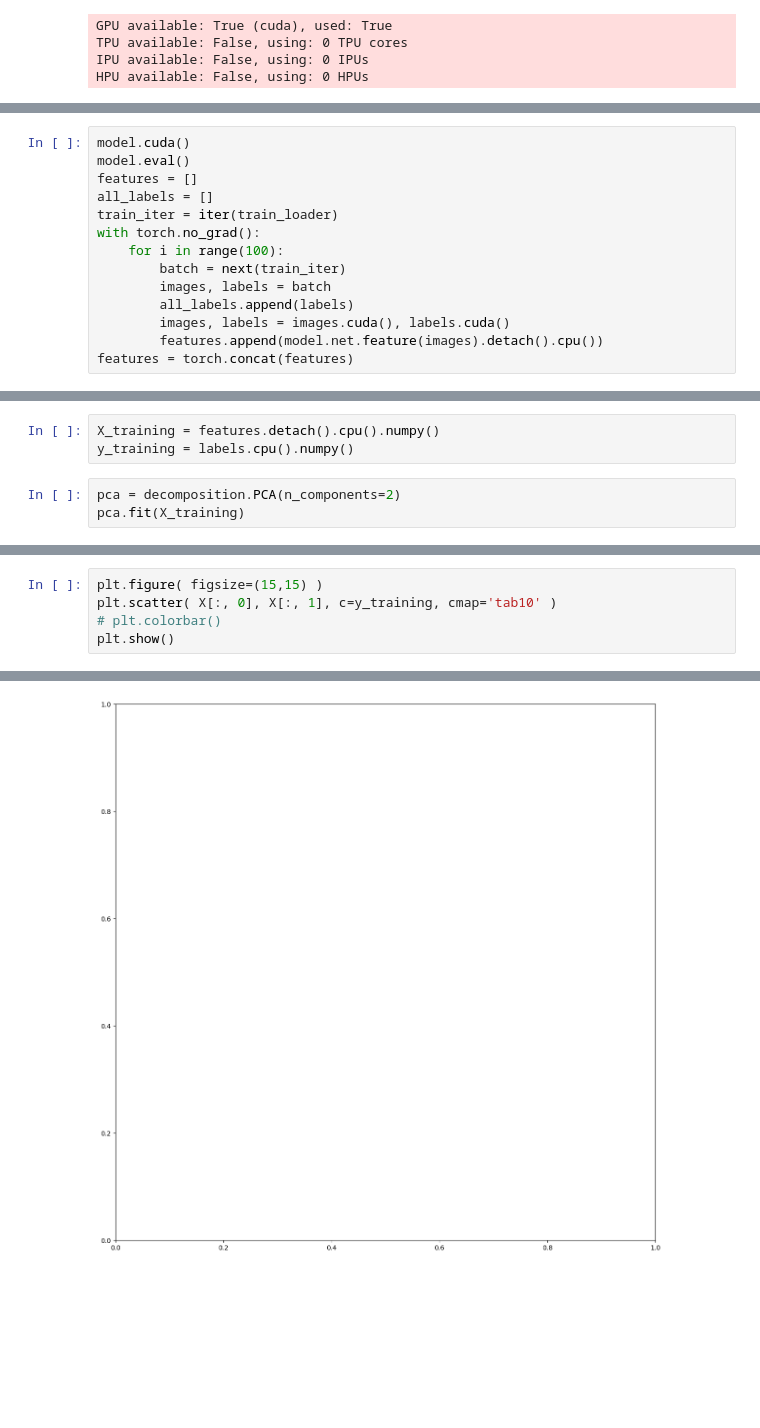
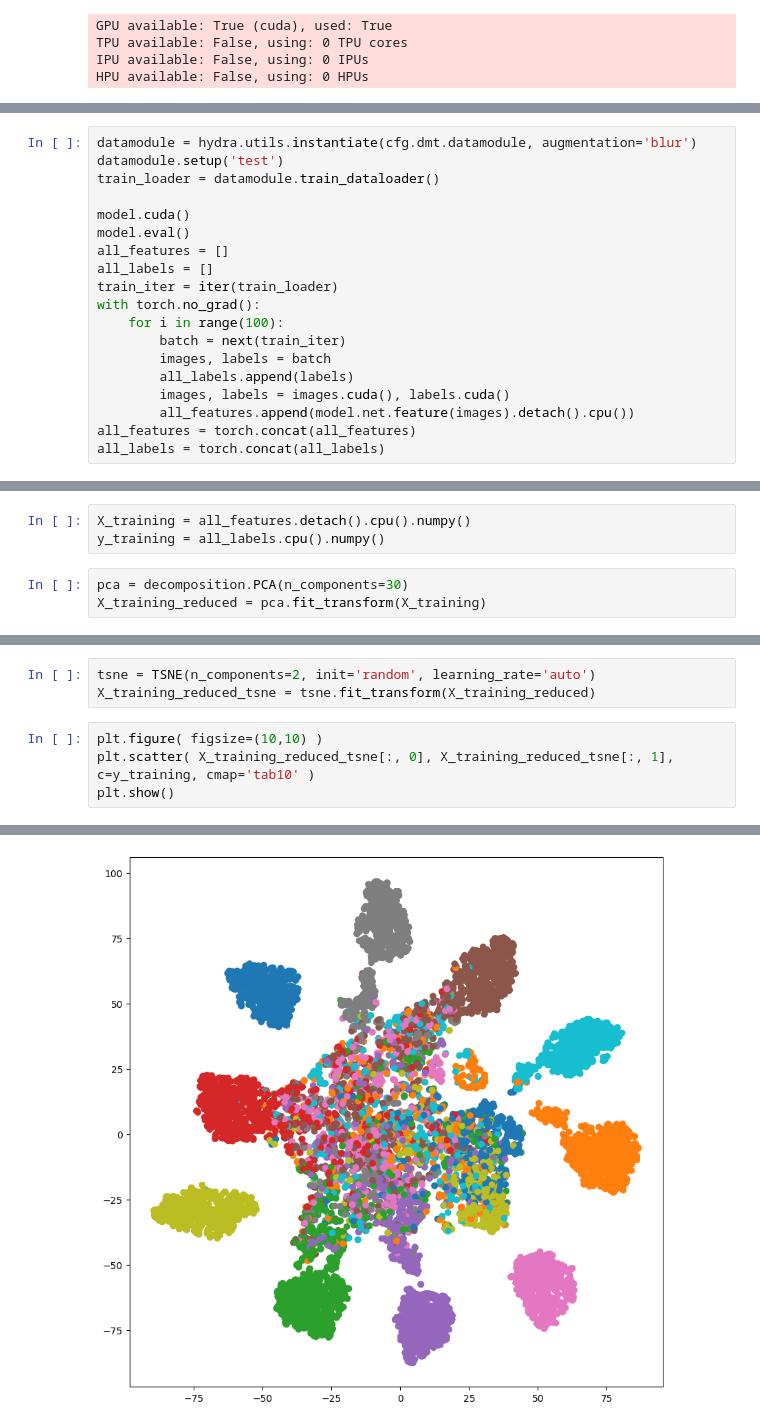
Before and after one commit to NNHieu/OOD_Gen_AugTransfer, a Jupyter notebook: notebooks/FeartureExtraction.ipynb, the cells around one changed output, grey strips where cells are left out. Saved outputs shown, nothing was run; the diff lists cells and outputs as text; blank space fills up the shorter version.

```diff
--- a/notebooks/FeartureExtraction.ipynb
+++ b/notebooks/FeartureExtraction.ipynb
@@ -44,7 +44,11 @@ train_loader = datamodule.train_dataloader()
 # %%
+datamodule = hydra.utils.instantiate(cfg.dmt.datamodule, augmentation='blur')
+datamodule.setup('test')
+train_loader = datamodule.train_dataloader()
+
 model.cuda()
 model.eval()
-features = []
+all_features = []
 all_labels = []
 train_iter = iter(train_loader)
 with torch.no_grad():
@@ -53,6 +57,7 @@ with torch.no_grad():
         images, labels = batch
         all_labels.append(labels)
         images, labels = images.cuda(), labels.cuda()
-        features.append(model.net.feature(images).detach().cpu())
-features = torch.concat(features)
+        all_features.append(model.net.feature(images).detach().cpu())
+all_features = torch.concat(all_features)
+all_labels = torch.concat(all_labels)
 # %%
@@ -67,7 +73,7 @@ from sklearn import decomposition
 from matplotlib import pyplot as plt
 # %%
-X_training = features.detach().cpu().numpy()
-y_training = labels.cpu().numpy()
+X_training = all_features.detach().cpu().numpy()
+y_training = all_labels.cpu().numpy()
 # %%
-pca = decomposition.PCA(n_components=2)
-pca.fit(X_training)
+pca = decomposition.PCA(n_components=30)
+X_training_reduced = pca.fit_transform(X_training)
@@ -86,6 +86,8 @@ X.shape
+# %%
+tsne = TSNE(n_components=2, init='random', learning_rate='auto')
+X_training_reduced_tsne = tsne.fit_transform(X_training_reduced)
 # %%
-plt.figure( figsize=(15,15) )
-plt.scatter( X[:, 0], X[:, 1], c=y_training, cmap='tab10' )
-# plt.colorbar()
+plt.figure( figsize=(10,10) )
+plt.scatter( X_training_reduced_tsne[:, 0], X_training_reduced_tsne[:, 1], c=y_training, cmap='tab10' )
 plt.show()
 # %% [output]
@@ -93 +94 @@ ValueError: 'c' argument has 128 elements, which is inconsistent with 'x' and 'y
-[figure, old version]
+[figure, new version]
```
Also changed, not shown: parts of 18 cells of this notebook, 7 other files.
